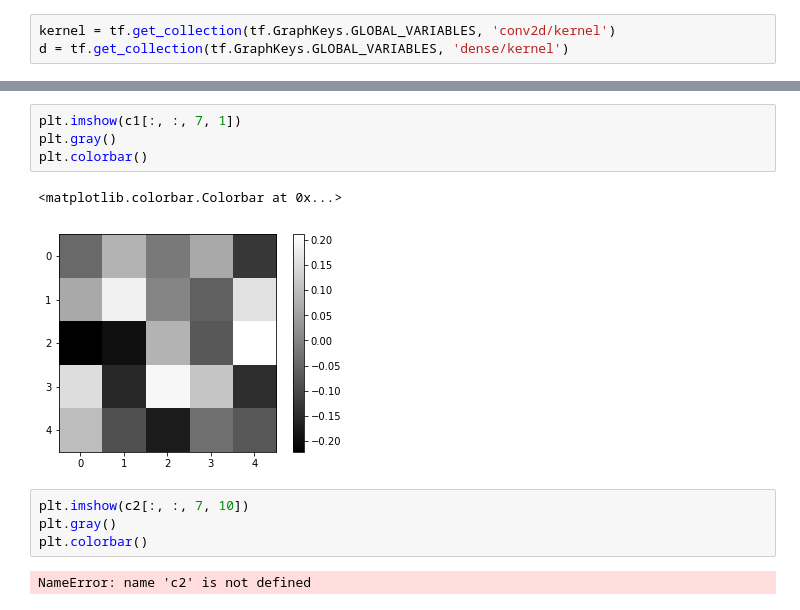
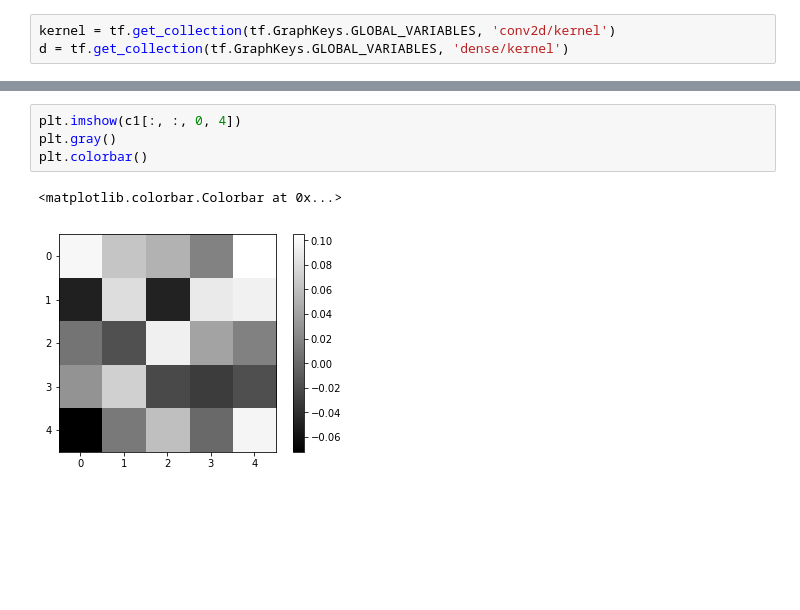
Before and after one commit to EvgenyKashin/TensorPoker, a Jupyter notebook: notebooks/DQNPlayerTraining.ipynb, the cells around one changed output, grey strips where cells are left out. Drawn from its saved outputs; the diff is of its cells as text; blank space fills up the shorter version.

```diff
--- a/notebooks/DQNPlayerTraining.ipynb
+++ b/notebooks/DQNPlayerTraining.ipynb
@@ -523,13 +557,7 @@ plt.colorbar()
 # %%
-plt.imshow(c1[:, :, 7, 1])
+plt.imshow(c1[:, :, 0, 4])
 plt.gray()
 plt.colorbar()
 # %% [output]
 <matplotlib.colorbar.Colorbar at 0x...>
-[figure, old version]
+[figure, new version]
-# %%
-plt.imshow(c2[:, :, 7, 10])
-plt.gray()
-plt.colorbar()
-# %% [output]
-NameError: name 'c2' is not defined
```
Also changed, not shown: parts of 23 cells of this notebook, 1 other file.
